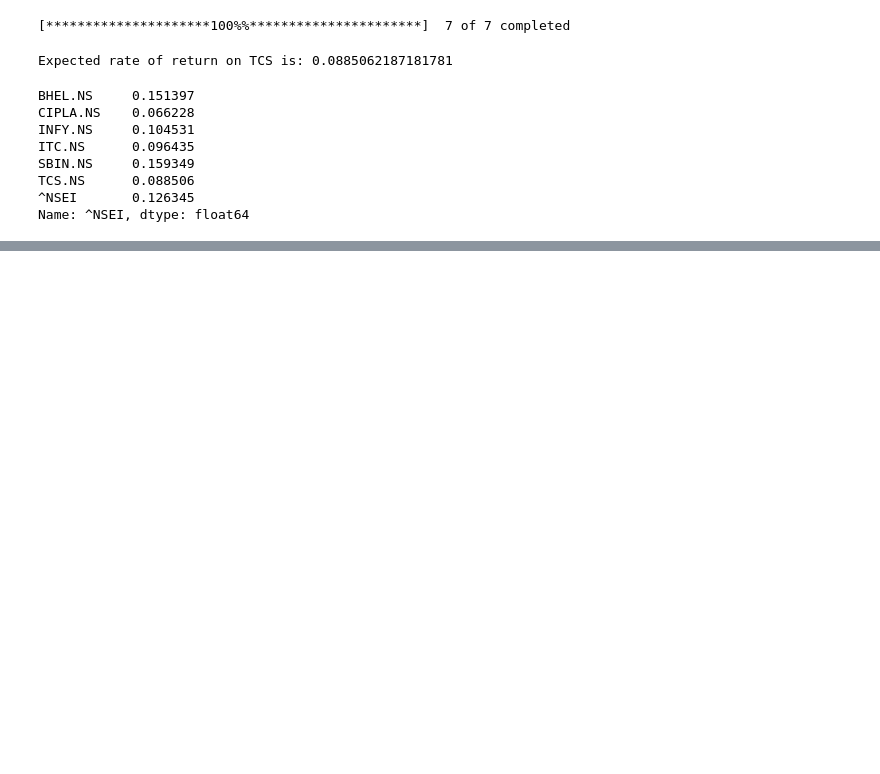
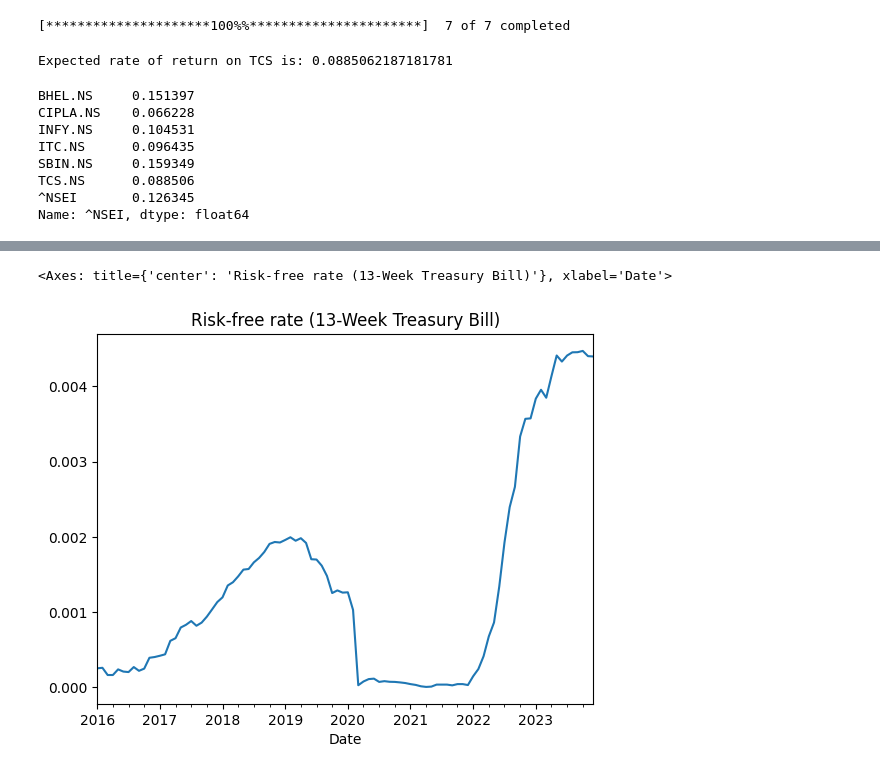
Before and after one commit to Ravindra1972/Anaytics-in-finance-using-Python, a Jupyter notebook: CAPM.ipynb, the cells around one changed output, grey strips where cells are left out. Drawn from its saved outputs; the diff is of its cells as text; code cells hidden in the pictures; blank space fills up the shorter version.

```diff
--- a/CAPM.ipynb
+++ b/CAPM.ipynb
@@ -35,0 +109,8 @@ Name: ^NSEI, dtype: float64
+# %%
+#Define the length of the period in days:
+N_DAYS = 90
+# %%
+df_rf = yf.download("^IRX",
+start=START_DATE,
+end=END_DATE,
+progress=False)
@@ -35,0 +119,2 @@ Name: ^NSEI, dtype: float64
+# %%
+rf = df_rf.resample("M").last().Close / 100
@@ -35,0 +123,8 @@ Name: ^NSEI, dtype: float64
+# %%
+rf = ( 1 / (1 - rf * N_DAYS / 360) )**(1 / N_DAYS)
+rf = (rf ** 30) - 1
+# %%
+rf.plot(title="Risk-free rate (13-Week Treasury Bill)")
+# %% [output]
+<Axes: title={'center': 'Risk-free rate (13-Week Treasury Bill)'}, xlabel='Date'>
+[figure, added]
```
Also changed, not shown: parts of 18 cells of this notebook.
